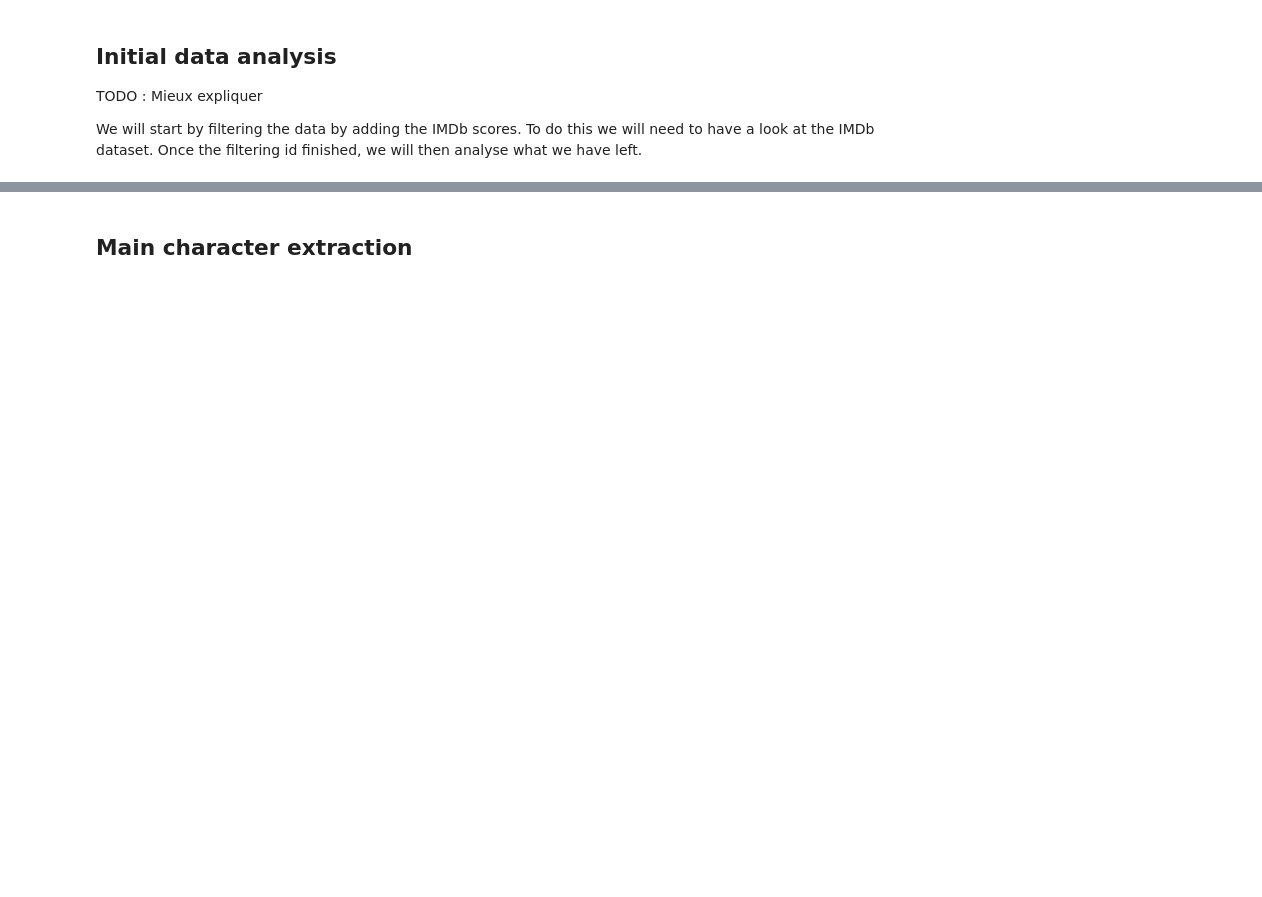
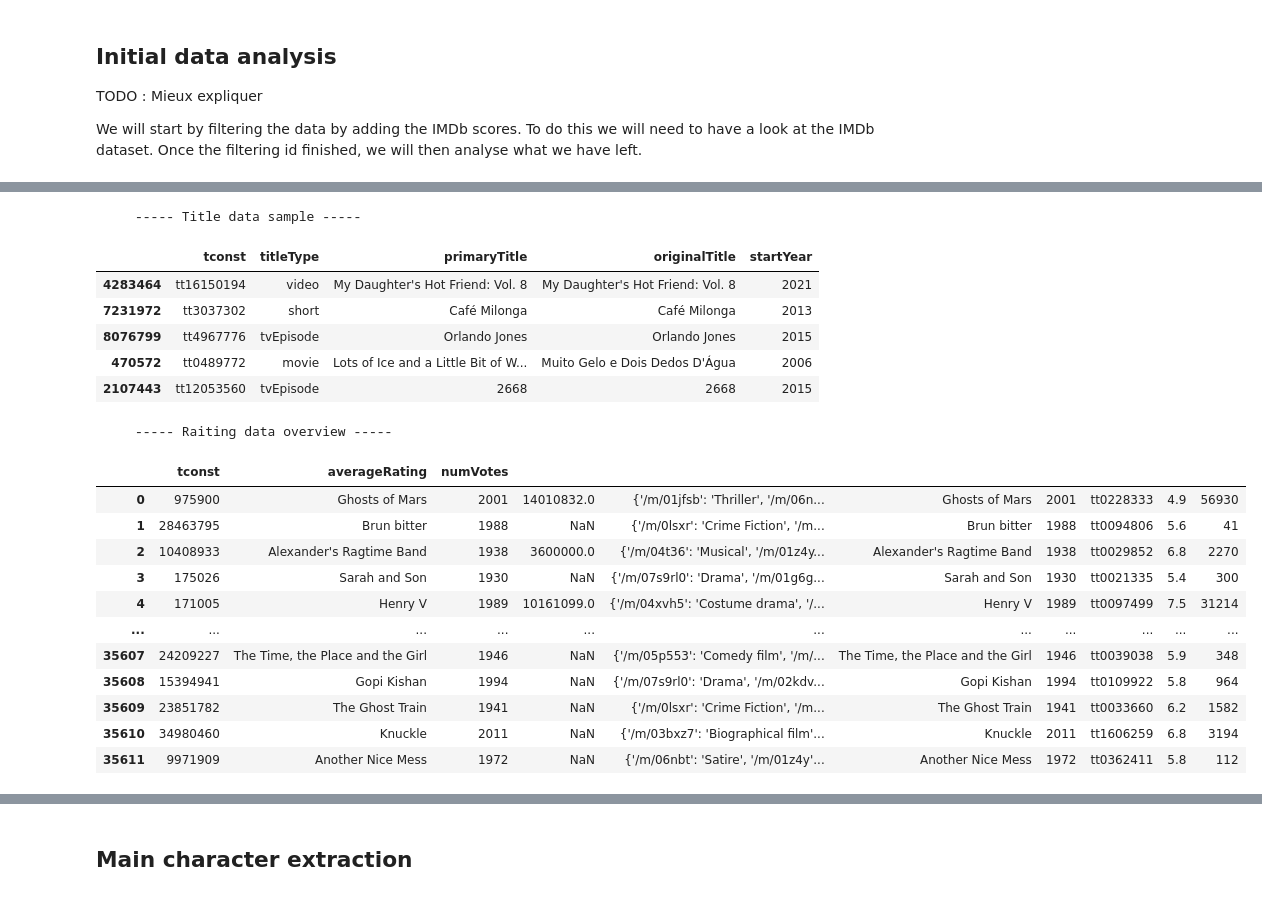
Before and after one commit to epfl-ada/ada-2023-project-dromadaire, a Jupyter notebook: P2.ipynb, the cells around one changed output, grey strips where cells are left out. Drawn from its saved outputs; the diff is of its cells as text; code cells hidden in the pictures; blank space fills up the shorter version.

```diff
--- a/P2.ipynb
+++ b/P2.ipynb
@@ -158,3 +171,30 @@ meta_movie
+# %%
+#takes 25s to run
+print("     ----- Title data sample -----")
+display(imdb_title.sample(5))
+print("     ----- Raiting data overview -----")
+display(imdb_raitings.sample(5))
+# %% [output]
+     ----- Title data sample -----
+|  | tconst | titleType | primaryTitle | originalTitle | startYear |
+| 4283464 | tt16150194 | video | My Daughter's Hot Friend: Vol. 8 | My Daughter's Hot Friend: Vol. 8 | 2021 |
+| 7231972 | tt3037302 | short | Café Milonga | Café Milonga | 2013 |
+| 8076799 | tt4967776 | tvEpisode | Orlando Jones | Orlando Jones | 2015 |
+| 470572 | tt0489772 | movie | Lots of Ice and a Little Bit of W... | Muito Gelo e Dois Dedos D'Água | 2006 |
+| 2107443 | tt12053560 | tvEpisode | 2668 | 2668 | 2015 |
+     ----- Raiting data overview -----
+|  | tconst | averageRating | numVotes |
+| 0 | 975900 | Ghosts of Mars | 2001 | 14010832.0 | {'/m/01jfsb': 'Thriller', '/m/06n... | Ghosts of Mars | 2001 | tt0228333 | 4.9 | 56930 |
+| 1 | 28463795 | Brun bitter | 1988 | NaN | {'/m/0lsxr': 'Crime Fiction', '/m... | Brun bitter | 1988 | tt0094806 | 5.6 | 41 |
+| 2 | 10408933 | Alexander's Ragtime Band | 1938 | 3600000.0 | {'/m/04t36': 'Musical', '/m/01z4y... | Alexander's Ragtime Band | 1938 | tt0029852 | 6.8 | 2270 |
+| 3 | 175026 | Sarah and Son | 1930 | NaN | {'/m/07s9rl0': 'Drama', '/m/01g6g... | Sarah and Son | 1930 | tt0021335 | 5.4 | 300 |
+| 4 | 171005 | Henry V | 1989 | 10161099.0 | {'/m/04xvh5': 'Costume drama', '/... | Henry V | 1989 | tt0097499 | 7.5 | 31214 |
+| ... | ... | ... | ... | ... | ... | ... | ... | ... | ... | ... |
+| 35607 | 24209227 | The Time, the Place and the Girl | 1946 | NaN | {'/m/05p553': 'Comedy film', '/m/... | The Time, the Place and the Girl | 1946 | tt0039038 | 5.9 | 348 |
+| 35608 | 15394941 | Gopi Kishan | 1994 | NaN | {'/m/07s9rl0': 'Drama', '/m/02kdv... | Gopi Kishan | 1994 | tt0109922 | 5.8 | 964 |
+| 35609 | 23851782 | The Ghost Train | 1941 | NaN | {'/m/0lsxr': 'Crime Fiction', '/m... | The Ghost Train | 1941 | tt0033660 | 6.2 | 1582 |
+| 35610 | 34980460 | Knuckle | 2011 | NaN | {'/m/03bxz7': 'Biographical film'... | Knuckle | 2011 | tt1606259 | 6.8 | 3194 |
+| 35611 | 9971909 | Another Nice Mess | 1972 | NaN | {'/m/06nbt': 'Satire', '/m/01z4y'... | Another Nice Mess | 1972 | tt0362411 | 5.8 | 112 |
 # %%
 imdb_movieTitle = imdb_title[imdb_title['titleType'] == 'movie'].copy() #keep only movies
 imdb_movieTitle = imdb_movieTitle[imdb_movieTitle['startYear'] != '\\N'].copy() #remove nan years
```
Also changed, not shown: parts of 32 cells of this notebook.
